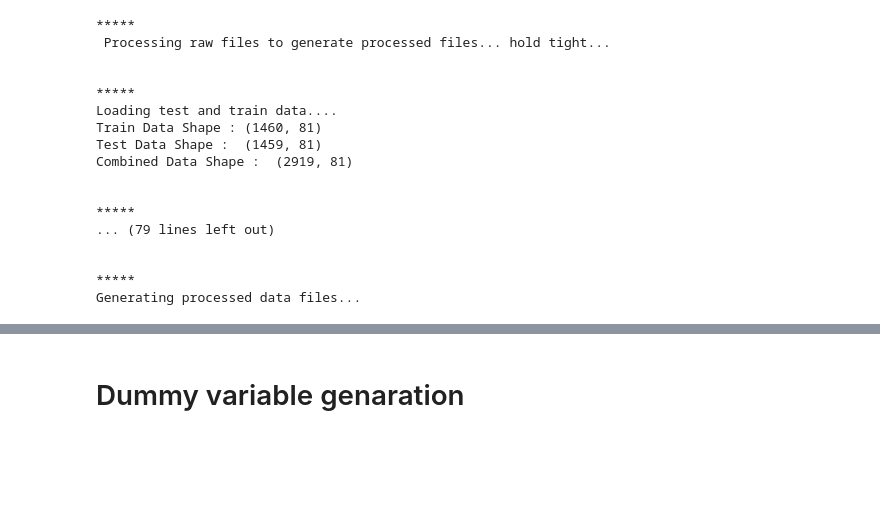
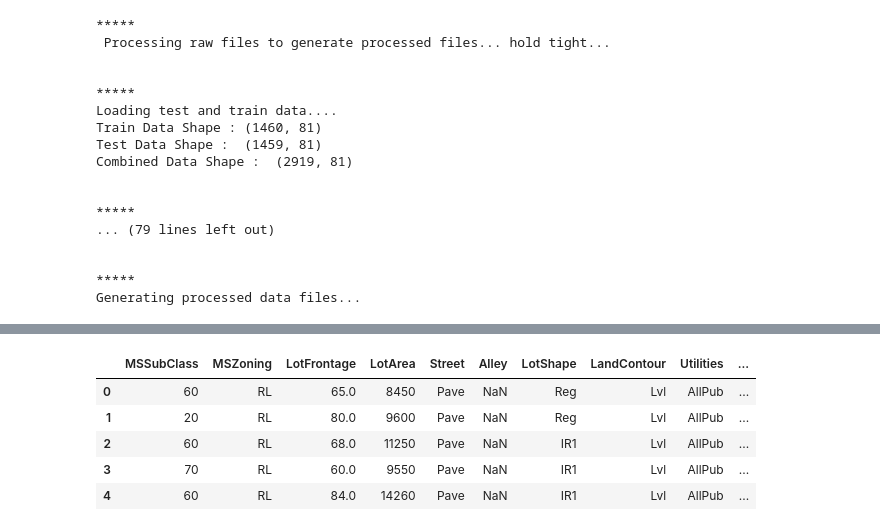
Before and after one commit to radhavrmk/MNN, a Jupyter notebook: notebooks/final_EDA_v0.1.ipynb, the cells around one changed output, grey strips where cells are left out. Drawn from its saved outputs; the diff is of its cells as text; code cells hidden in the pictures; blank space fills up the shorter version.

```diff
--- a/notebooks/final_EDA_v0.1.ipynb
+++ b/notebooks/final_EDA_v0.1.ipynb
@@ -192,25 +194,38 @@ def print_data_stats(df):
     print("Numeric columns : ", len(x))
     print("Non Numeric columns : ", len(y))
     return df
+# %%
+def change_column_type(df):
+    return df
+# %%
+def standardize_features(df):
+    return df
 # %%
-import os
-def process_raw_data():
+def process_raw_data(standardize = True, use_ordinal=False):
 
     print("\n\n*****\n Processing raw files to generate processed files... hold tight...")
     train_df, test_df, full_df = load_test_train_data()
 
-    full_df = full_df.\
-            pipe(print_data_stats).\
-            pipe(impute_null_fields).\
-            pipe(correct_data).\
-            pipe(drop_columns).\
-            pipe(pd.get_dummies).\
+    final_df = full_df.copy().\
+        pipe(print_data_stats).\
+        pipe(impute_null_fields).\
+        pipe(correct_data).\
+        pipe(change_column_type).\
+        pipe(drop_columns)
+
+    if (use_ordinal):
+        final_df = transform_ordinal(final_df)
+
+    if (standardize):
+        final_df = standardize_features(final_df)
+
+    final_df = final_df.pipe(pd.get_dummies).\
             pipe(print_data_stats).\
             pipe(write_processed_files)
 
-    return(train_df, test_df, full_df)
+    return(train_df, test_df, full_df,final_df)
 # %%
-_ = process_raw_data()
+_,_,all_df,_ = process_raw_data()
 # %% [output]
 *****
  Processing raw files to generate processed files... hold tight...
@@ -277,2 +247,9 @@ df.TotRmsAbvGrd.value_counts()
-# %% [markdown]
-# Dummy variable genaration
+# %%
+all_df.head()
+# %% [output]
+|  | MSSubClass | MSZoning | LotFrontage | LotArea | Street | Alley | LotShape | LandContour | Utilities | ... |
+| 0 | 60 | RL | 65.0 | 8450 | Pave | NaN | Reg | Lvl | AllPub | ... |
+| 1 | 20 | RL | 80.0 | 9600 | Pave | NaN | Reg | Lvl | AllPub | ... |
+| 2 | 60 | RL | 68.0 | 11250 | Pave | NaN | IR1 | Lvl | AllPub | ... |
+| 3 | 70 | RL | 60.0 | 9550 | Pave | NaN | IR1 | Lvl | AllPub | ... |
+| 4 | 60 | RL | 84.0 | 14260 | Pave | NaN | IR1 | Lvl | AllPub | ... |
```
Also changed, not shown: parts of 20 cells of this notebook, 3 other files.
